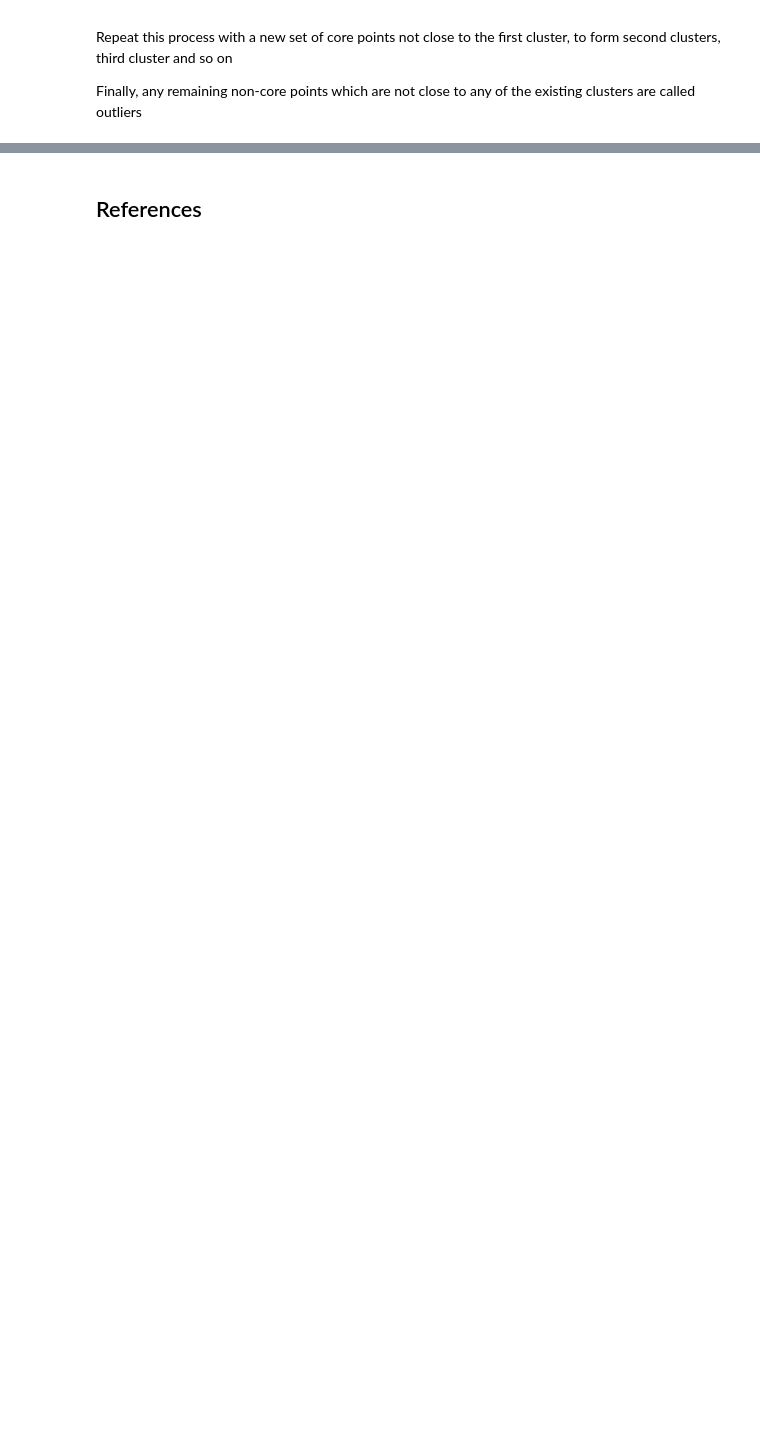
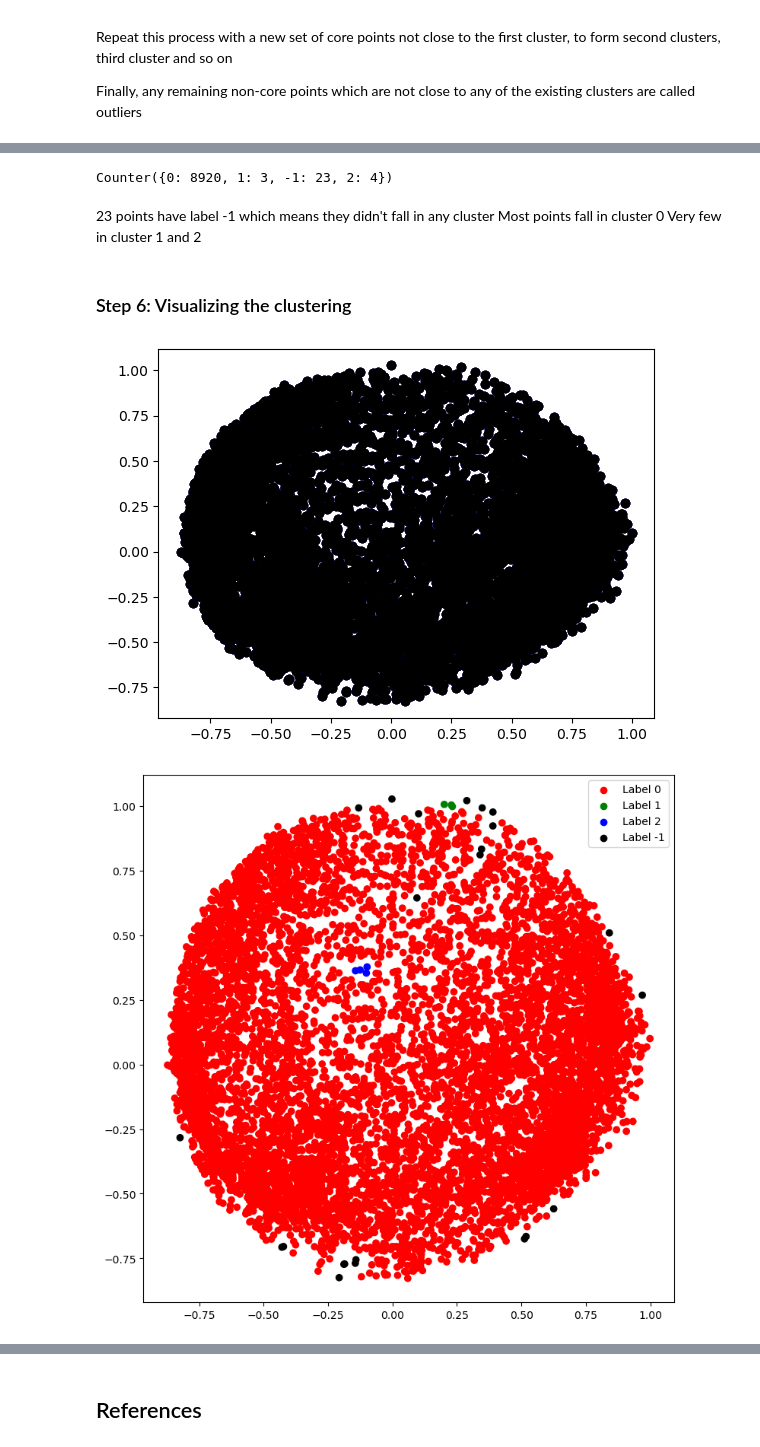
Before and after one commit to kk-swami/ML-implementations, a Jupyter notebook: unsupervised_learning/clustering/dbscan.ipynb, the cells around one changed output, grey strips where cells are left out. Drawn from its saved outputs; the diff is of its cells as text; code cells hidden in the pictures; blank space fills up the shorter version.

Commit message:
some additional notes for dbscan

```diff
--- a/unsupervised_learning/clustering/dbscan.ipynb
+++ b/unsupervised_learning/clustering/dbscan.ipynb
@@ -72,0 +105,6 @@ Finally, any remaining non-core points which are not close to any of the existin
+# %%
+# Dropping the CUST_ID column from the data
+X = X.drop('CUST_ID', axis = 1)
+
+# Handling the missing values
+X.fillna(method ='ffill', inplace = True)
@@ -72,0 +136,6 @@ Finally, any remaining non-core points which are not close to any of the existin
+# %%
+pca = PCA(n_components = 2)
+X_principal = pca.fit_transform(X_normalized)
+X_principal = pd.DataFrame(X_principal)
+X_principal.columns = ['P1', 'P2']
+print(X_principal.head())
@@ -72,0 +151,45 @@ Finally, any remaining non-core points which are not close to any of the existin
+# %%
+# Numpy array of all the cluster labels assigned to each data point
+db_default = DBSCAN(eps = 0.0375, min_samples = 3).fit(X_principal)
+labels = db_default.labels_
+
+## eps is the radius parameter we talked about earlier, min_samples is the threshold to consider a point a core point
+# %%
+from collections import Counter
+Counter(labels)
+# %% [output]
+Counter({0: 8920, 1: 3, -1: 23, 2: 4})
+# %% [markdown]
+23 points have label -1 which means they didn't fall in any cluster
+Most points fall in cluster 0
+Very few in cluster 1 and 2
+# %% [markdown]
+### Step 6: Visualizing the clustering
+# %%
+colours = {}
+colours[0] = 'r'
+colours[1] = 'g'
+colours[2] = 'b'
+colours[-1] = 'k'
+
+# Building the colour vector for each data point
+cvec = [colours[label] for label in labels]
+
+# For the construction of the legend of the plot
+r = plt.scatter(X_principal['P1'], X_principal['P2'], color ='r');
+g = plt.scatter(X_principal['P1'], X_principal['P2'], color ='g');
+b = plt.scatter(X_principal['P1'], X_principal['P2'], color ='b');
+k = plt.scatter(X_principal['P1'], X_principal['P2'], color ='k');
+
+# Plotting P1 on the X-Axis and P2 on the Y-Axis
+# according to the colour vector defined
+plt.figure(figsize =(9, 9))
+plt.scatter(X_principal['P1'], X_principal['P2'], c = cvec)
+
+# Building the legend
+plt.legend((r, g, b, k), ('Label 0', 'Label 1', 'Label 2', 'Label -1'))
+
+plt.show()
+# %% [output]
+[figure, added]
+[figure, added]
```
Also changed, not shown: parts of 15 cells of this notebook.
